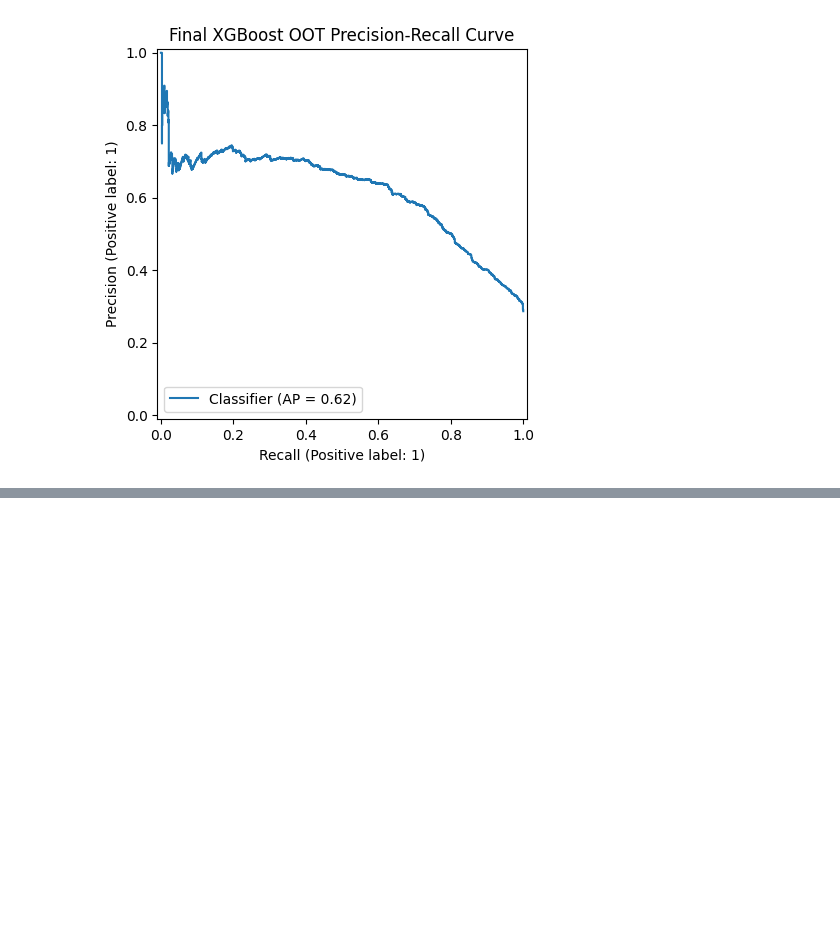
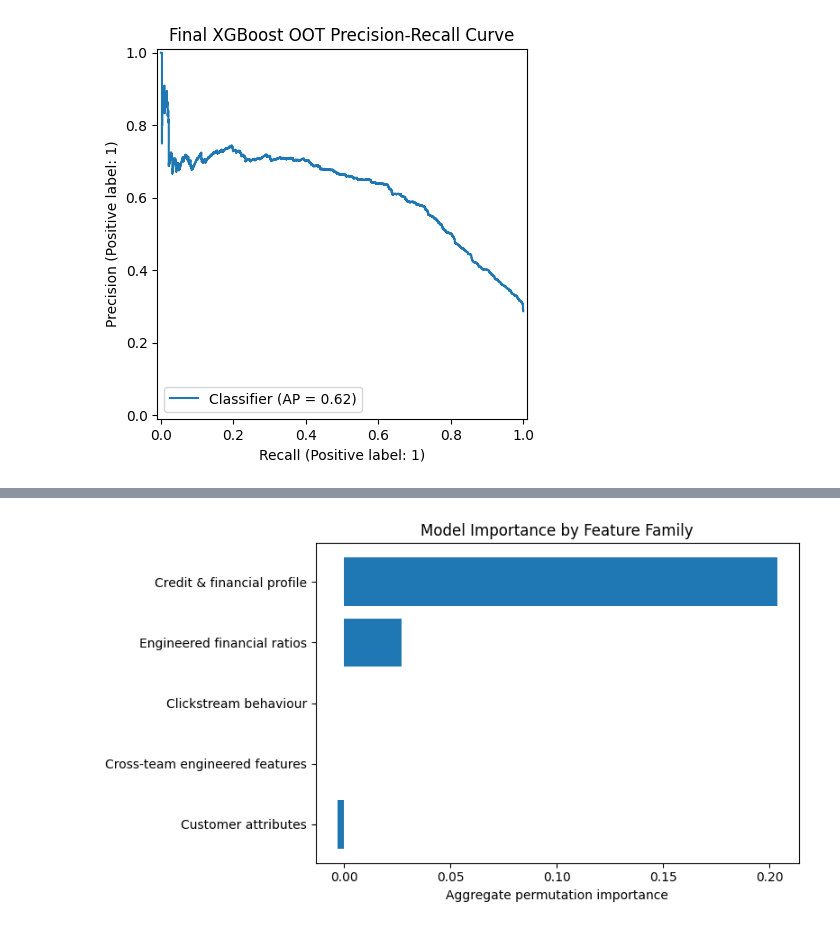
Before and after one commit to lizpangyuzhe-rgb/MLE_Assignment_2, a Jupyter notebook: notebooks/model_development.ipynb, the cells around one changed output, grey strips where cells are left out. Cells and saved outputs as stored; diff of their text form; code cells hidden in the pictures; blank space fills up the shorter version.

```diff
--- a/notebooks/model_development.ipynb
+++ b/notebooks/model_development.ipynb
@@ -779,0 +874,29 @@ plt.show()
+# %%
+from sklearn.inspection import permutation_importance
+import pandas as pd
+import matplotlib.pyplot as plt
+
+# Use the finalized model and untouched OOT population
+result = permutation_importance(
+    final_pipeline,
+    X_test,
+    y_test,
+    scoring="average_precision",   # PR-AUC
+    n_repeats=10,
+    random_state=42,
+    n_jobs=-1
+)
+
+importance_df = pd.DataFrame({
+    "feature": X_test.columns,
+    "importance_mean": result.importances_mean,
+    "importance_std": result.importances_std
+})
+
+importance_df = (
+    importance_df
+    .sort_values("importance_mean", ascending=False)
+    .reset_index(drop=True)
+)
+
+display(importance_df.head(20).round(4))
@@ -779,0 +992,17 @@ plt.show()
+# %%
+plot_df = grouped_importance.sort_values("importance_mean")
+
+plt.figure(figsize=(8, 4.5))
+
+plt.barh(
+    plot_df["group"],
+    plot_df["importance_mean"]
+)
+
+plt.xlabel("Aggregate permutation importance")
+plt.title("Model Importance by Feature Family")
+
+plt.tight_layout()
+plt.show()
+# %% [output]
+[figure, added]
```
Also changed, not shown: parts of 6 cells of this notebook, 8 other files.
